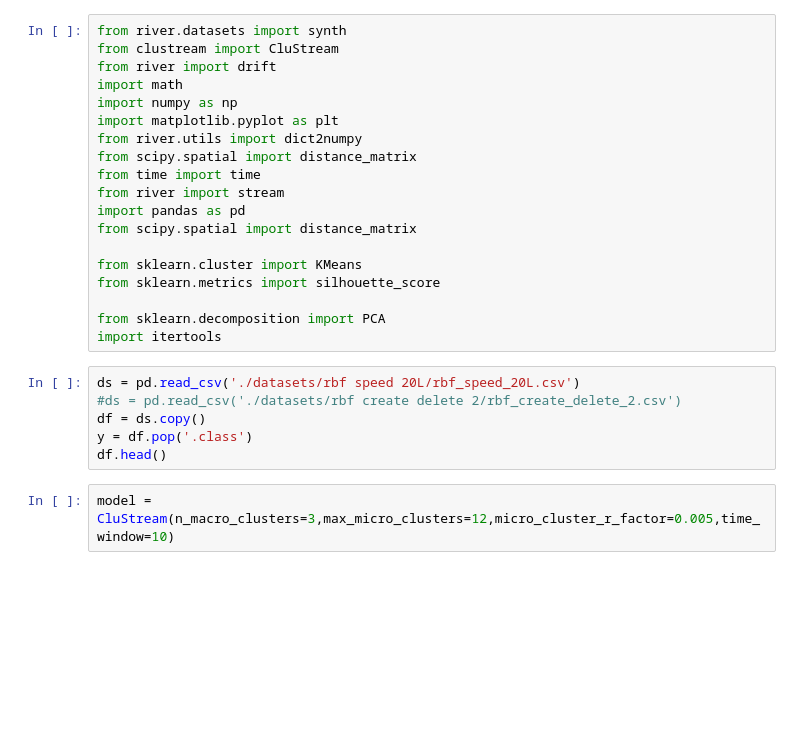
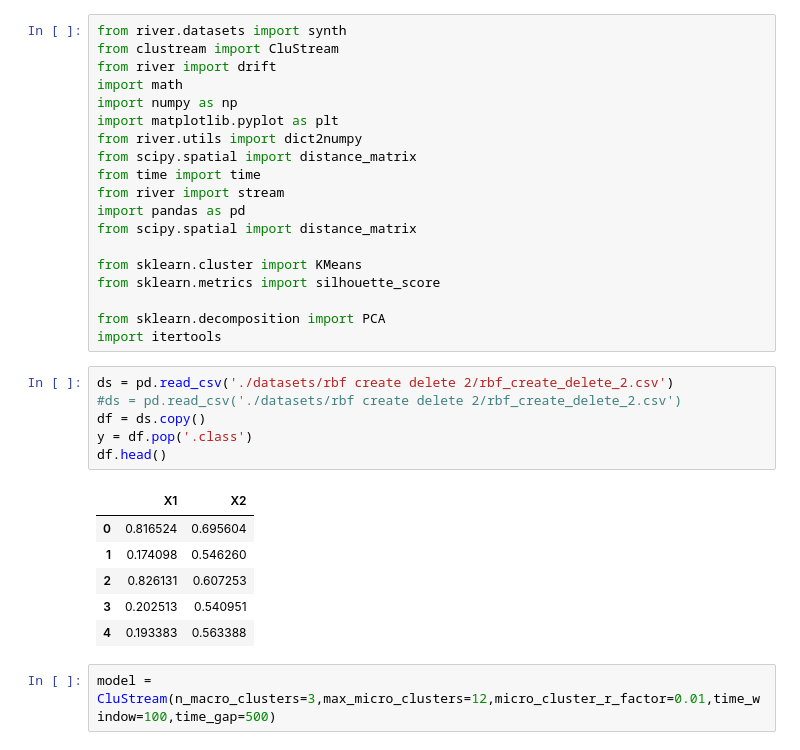
Before and after one commit to Dead8Pixel/ConceptDriftClustering, a Jupyter notebook: test.ipynb, the cells around one changed output. Saved outputs shown, nothing was run; the diff lists cells and outputs as text; blank space fills up the shorter version.

```diff
--- a/test.ipynb
+++ b/test.ipynb
@@ -18,13 +18,20 @@ from sklearn.metrics import silhouette_score
 from sklearn.decomposition import PCA
 import itertools
 # %%
-ds = pd.read_csv('./datasets/rbf speed 20L/rbf_speed_20L.csv')
+ds = pd.read_csv('./datasets/rbf create delete 2/rbf_create_delete_2.csv')
 #ds = pd.read_csv('./datasets/rbf create delete 2/rbf_create_delete_2.csv')
 df = ds.copy()
 y = df.pop('.class')
 df.head()
+# %% [output]
+|  | X1 | X2 |
+| 0 | 0.816524 | 0.695604 |
+| 1 | 0.174098 | 0.546260 |
+| 2 | 0.826131 | 0.607253 |
+| 3 | 0.202513 | 0.540951 |
+| 4 | 0.193383 | 0.563388 |
 # %%
-model = CluStream(n_macro_clusters=3,max_micro_clusters=12,micro_cluster_r_factor=0.005,time_window=10)
+model = CluStream(n_macro_clusters=3,max_micro_clusters=12,micro_cluster_r_factor=0.01,time_window=100,time_gap=500)
 # %%
 fig ,ax = plt.subplots(2,3,figsize=(10,6),sharex=True, sharey= True)
 it = itertools.product((0,1,2),(0,1,2))
```
Also changed, not shown: parts of 1 cell of this notebook, 3 other files.
